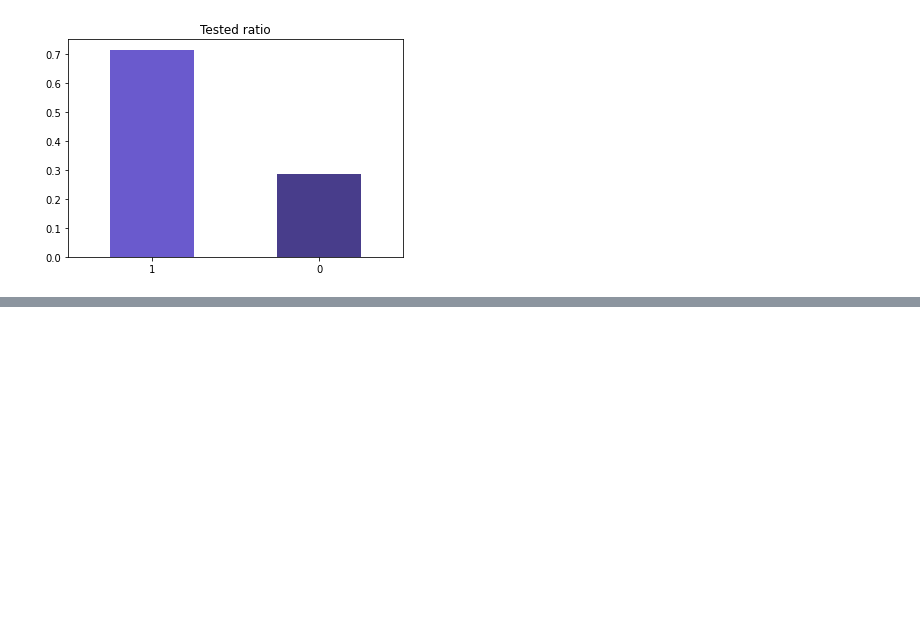
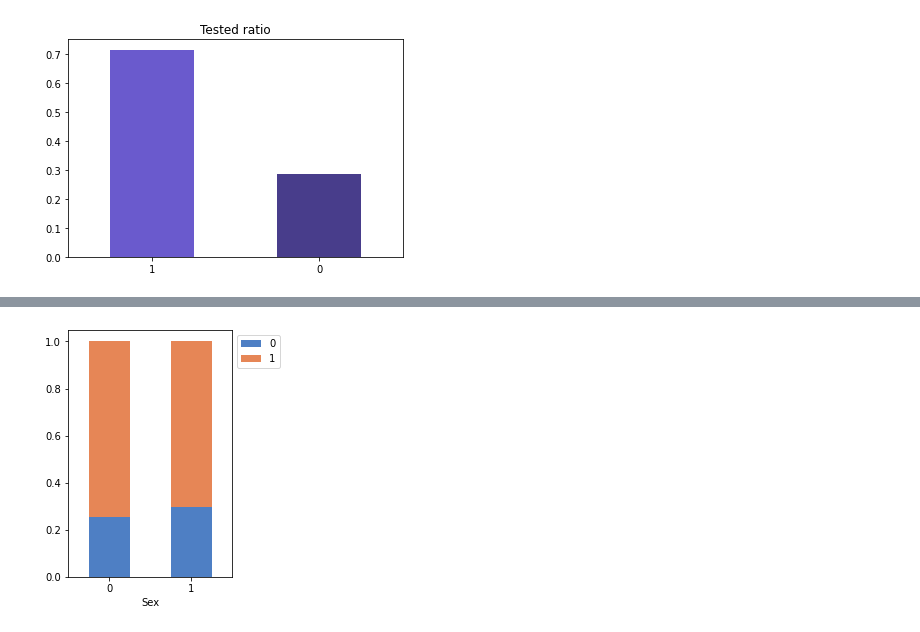
Before and after one commit to sbtmsk/Project2, a Jupyter notebook: AI_15_유재현_section2_project.ipynb, the cells around one changed output, grey strips where cells are left out. Saved outputs shown, nothing was run; the diff lists cells and outputs as text; code cells hidden in the pictures; blank space fills up the shorter version.

```diff
--- a/AI_15_유재현_section2_project.ipynb
+++ b/AI_15_유재현_section2_project.ipynb
@@ -410,0 +550,2 @@ plt.show()
+# %%
+DF2 =  DF2.drop('Equipment', axis=1)
@@ -410,0 +590,19 @@ plt.show()
+# %%
+DF2.Sex.replace({'F' : 0, 'M' : 1},inplace=True) # 남자는 1, 여자는 0으로 변경
+# %%
+# 범주형 특성 일부와 타겟의 관계를 시각화해보겠습니다.
+
+cat_features = ['Sex']
+fig = plt.figure(figsize=(10, 10))
+
+for i, feature in enumerate(cat_features) :
+    tmp = pd.crosstab(index=DF2[feature], columns=DF2['Tested'], normalize='index')
+    ax = plt.subplot(2,3,i+1)
+    tmp.plot(kind='bar', stacked=True, ax=plt.gca(), color = ['#4e7fc4', '#e68656'])
+
+    plt.xticks(rotation=0)
+    plt.legend(loc='upper left', bbox_to_anchor=(1, 1))
+    i += 1
+plt.show()
+# %% [output]
+[figure, added]
```
Also changed, not shown: parts of 35 cells of this notebook.
